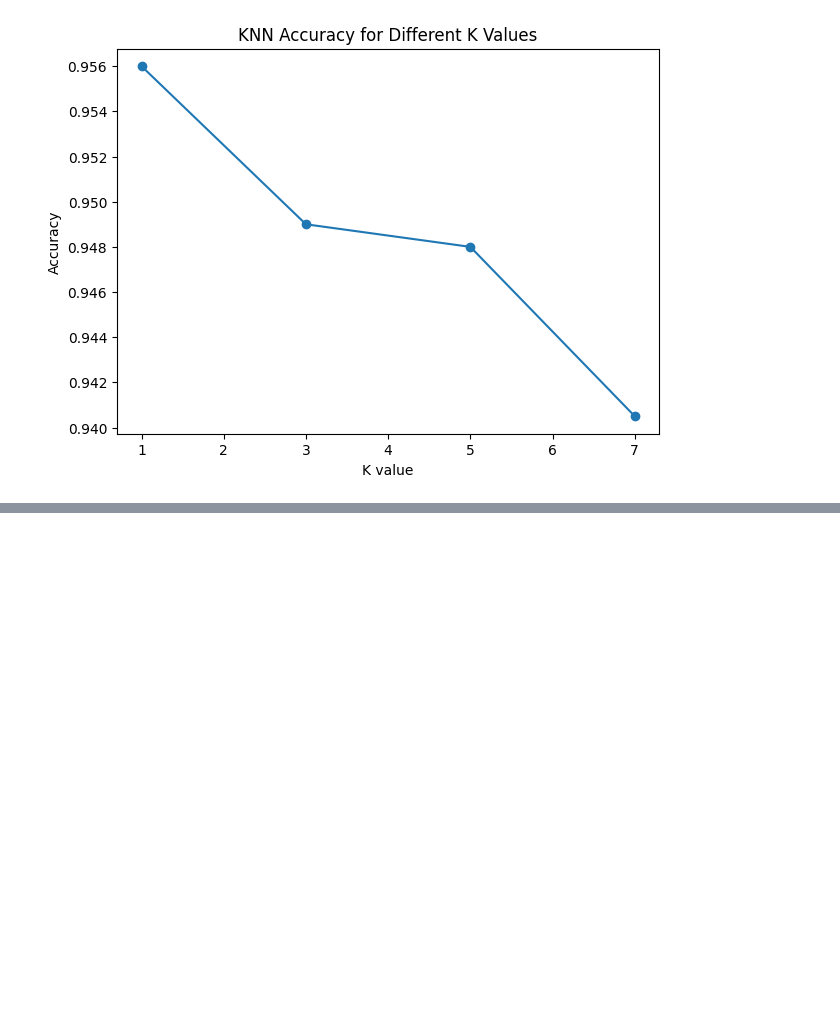
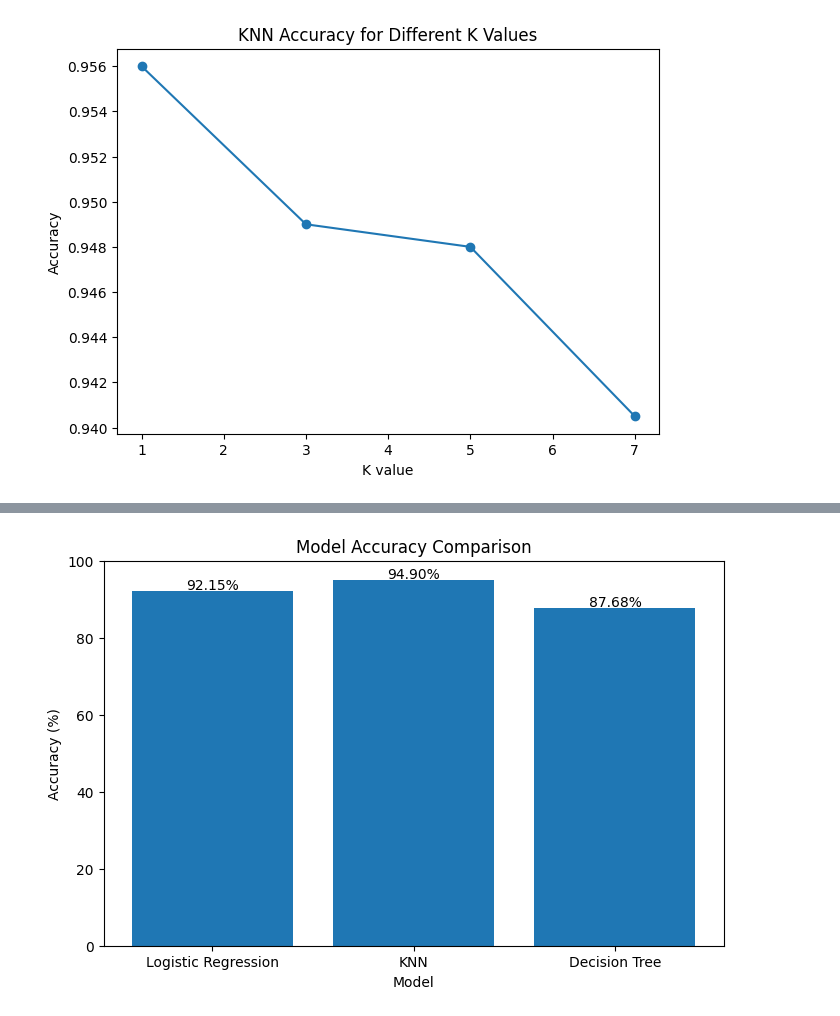
Before and after one commit to vaishnavifrsharma/MNIST-DIGIT-RECOGNIZER, a Jupyter notebook: MNIST_pynb.ipynb, the cells around one changed output, grey strips where cells are left out. Drawn from its saved outputs; the diff is of its cells as text; code cells hidden in the pictures; blank space fills up the shorter version.

```diff
--- a/MNIST_pynb.ipynb
+++ b/MNIST_pynb.ipynb
@@ -195,0 +315,20 @@ plt.show()
+# %%
+#for readme
+import os
+
+os.makedirs("assets", exist_ok=True)
+
+plt.figure(figsize=(8, 5))
+plt.bar(model_comparison["Model"], model_comparison["Accuracy Percentage"])
+plt.xlabel("Model")
+plt.ylabel("Accuracy (%)")
+plt.title("Model Accuracy Comparison")
+plt.ylim(0, 100)
+
+for i, value in enumerate(model_comparison["Accuracy Percentage"]):
+    plt.text(i, value + 0.5, f"{value:.2f}%", ha="center")
+
+plt.savefig("assets/model_accuracy_comparison.png", bbox_inches="tight", dpi=300)
+plt.show()
+# %% [output]
+[figure, added]
```
Also changed, not shown: parts of 7 cells of this notebook.
